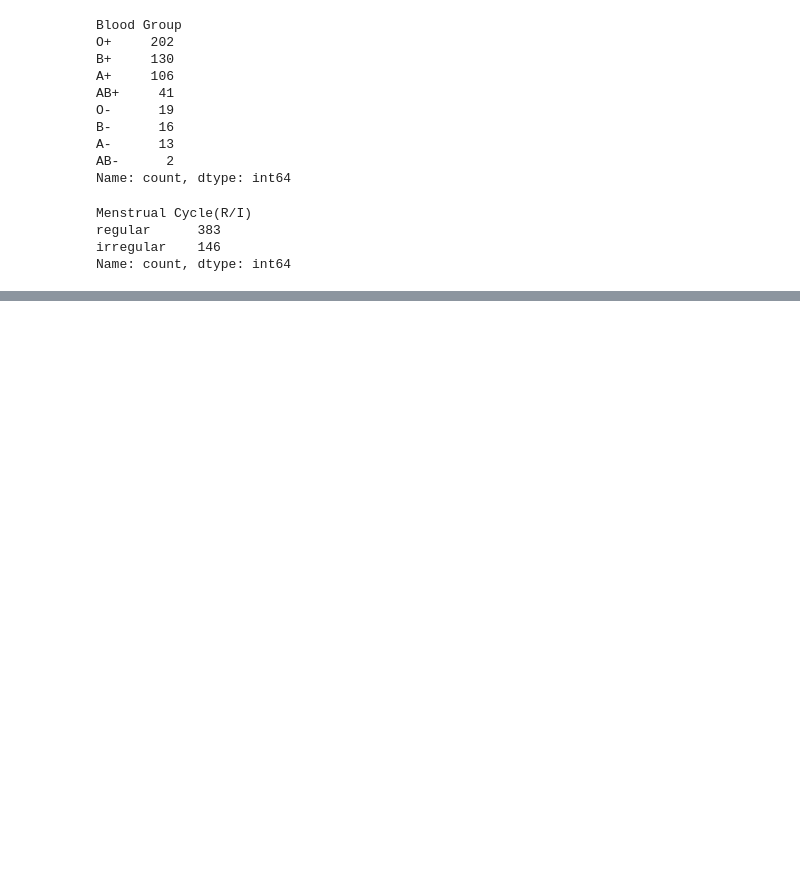
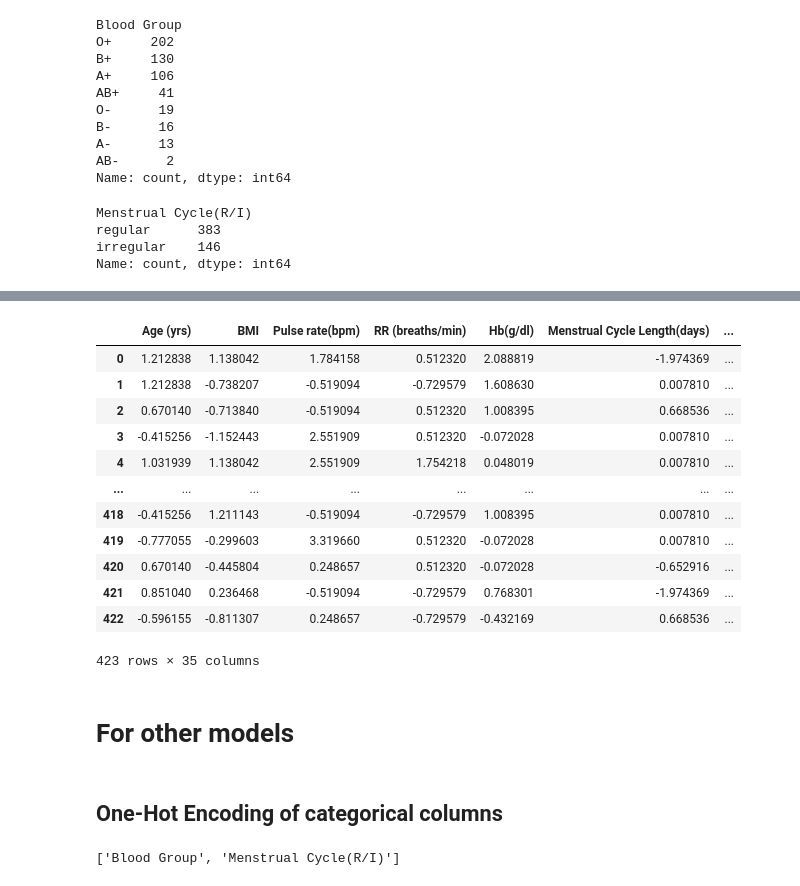
Before and after one commit to stacychann/dsa4262_pcos, a Jupyter notebook: Cleaning_EDA.ipynb, the cells around one changed output, grey strips where cells are left out. Saved outputs shown, nothing was run; the diff lists cells and outputs as text; code cells hidden in the pictures; blank space fills up the shorter version.

```diff
--- a/Cleaning_EDA.ipynb
+++ b/Cleaning_EDA.ipynb
@@ -468,0 +576,26 @@ dtype: int64
+# %%
+data = pd.read_csv("./tt_data/X_train_tt.csv")
+data
+# %% [output]
+|  | Age (yrs) | BMI | Pulse rate(bpm) | RR (breaths/min) | Hb(g/dl) | Menstrual Cycle Length(days) | ... |
+| 0 | 1.212838 | 1.138042 | 1.784158 | 0.512320 | 2.088819 | -1.974369 | ... |
+| 1 | 1.212838 | -0.738207 | -0.519094 | -0.729579 | 1.608630 | 0.007810 | ... |
+| 2 | 0.670140 | -0.713840 | -0.519094 | 0.512320 | 1.008395 | 0.668536 | ... |
+| 3 | -0.415256 | -1.152443 | 2.551909 | 0.512320 | -0.072028 | 0.007810 | ... |
+| 4 | 1.031939 | 1.138042 | 2.551909 | 1.754218 | 0.048019 | 0.007810 | ... |
+| ... | ... | ... | ... | ... | ... | ... | ... |
+| 418 | -0.415256 | 1.211143 | -0.519094 | -0.729579 | 1.008395 | 0.007810 | ... |
+| 419 | -0.777055 | -0.299603 | 3.319660 | 0.512320 | -0.072028 | 0.007810 | ... |
+| 420 | 0.670140 | -0.445804 | 0.248657 | 0.512320 | -0.072028 | -0.652916 | ... |
+| 421 | 0.851040 | 0.236468 | -0.519094 | -0.729579 | 0.768301 | -1.974369 | ... |
+| 422 | -0.596155 | -0.811307 | 0.248657 | -0.729579 | -0.432169 | 0.668536 | ... |
+423 rows × 35 columns
+# %% [markdown]
+# For other models
+# %% [markdown]
+## One-Hot Encoding of categorical columns
+# %%
+cat_cols = tabtransformer_input.select_dtypes(exclude=np.number).columns.tolist()
+print(cat_cols)
+# %% [output]
+['Blood Group', 'Menstrual Cycle(R/I)']
```
Also changed, not shown: parts of 125 cells of this notebook, 12 other files.
